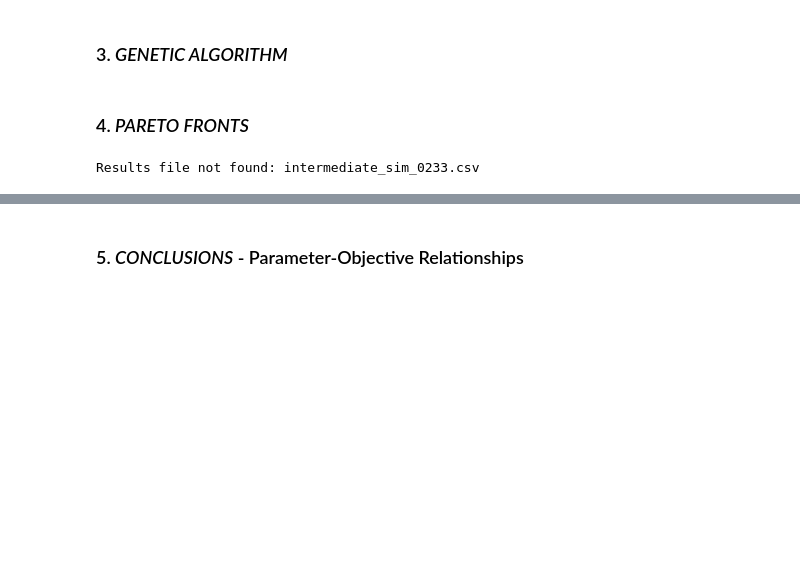
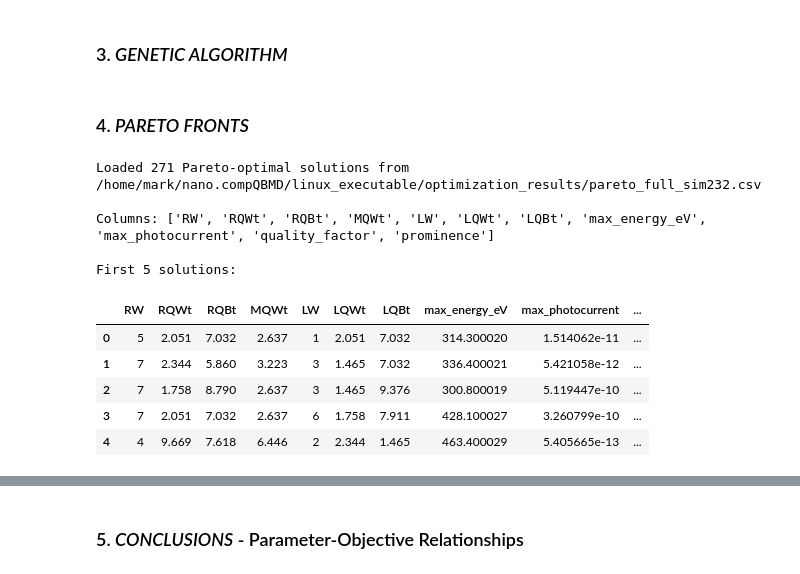
Before and after one commit to marcotulio956/nano.compQBMD, a Jupyter notebook: nanocomp/qbmdOptimGA.ipynb, the cells around one changed output, grey strips where cells are left out. Saved outputs shown, nothing was run; the diff lists cells and outputs as text; code cells hidden in the pictures; blank space fills up the shorter version.

```diff
--- a/nanocomp/qbmdOptimGA.ipynb
+++ b/nanocomp/qbmdOptimGA.ipynb
@@ -62,19 +62,29 @@ if __name__ == "__main__":
 # %%
 # Load Pareto front results using pareto_extract module
 from include.pareto_extract import load_pareto_results, display_best_solutions, visualize_pareto_2d, visualize_pareto_3d, get_statistics
 
 # Load the most recent optimization results
 try:
-    # df = load_pareto_results()
-    df = load_pareto_results("../linux_executable/optimization_results/intermediate_sim_0233.csv")
+    df = load_pareto_results()
+    # df = load_pareto_results("../../linux_executable/optimization_results/intermediate_sim_0233.csv")
     print("\nColumns:", list(df.columns))
     print("\nFirst 5 solutions:")
     display(df.head())
 except FileNotFoundError as e:
     print(e)
     df = None
 # %% [output]
-Results file not found: intermediate_sim_0233.csv
+Loaded 271 Pareto-optimal solutions from /home/mark/nano.compQBMD/linux_executable/optimization_results/pareto_full_sim232.csv
+
+Columns: ['RW', 'RQWt', 'RQBt', 'MQWt', 'LW', 'LQWt', 'LQBt', 'max_energy_eV', 'max_photocurrent', 'quality_factor', 'prominence']
+
+First 5 solutions:
+|  | RW | RQWt | RQBt | MQWt | LW | LQWt | LQBt | max_energy_eV | max_photocurrent | ... |
+| 0 | 5 | 2.051 | 7.032 | 2.637 | 1 | 2.051 | 7.032 | 314.300020 | 1.514062e-11 | ... |
+| 1 | 7 | 2.344 | 5.860 | 3.223 | 3 | 1.465 | 7.032 | 336.400021 | 5.421058e-12 | ... |
+| 2 | 7 | 1.758 | 8.790 | 2.637 | 3 | 1.465 | 9.376 | 300.800019 | 5.119447e-10 | ... |
+| 3 | 7 | 2.051 | 7.032 | 2.637 | 6 | 1.758 | 7.911 | 428.100027 | 3.260799e-10 | ... |
+| 4 | 4 | 9.669 | 7.618 | 6.446 | 2 | 2.344 | 1.465 | 463.400029 | 5.405665e-13 | ... |
 # %%
 # Display summary statistics
 if df is not None:
```
Also changed, not shown: parts of 7 cells of this notebook.
